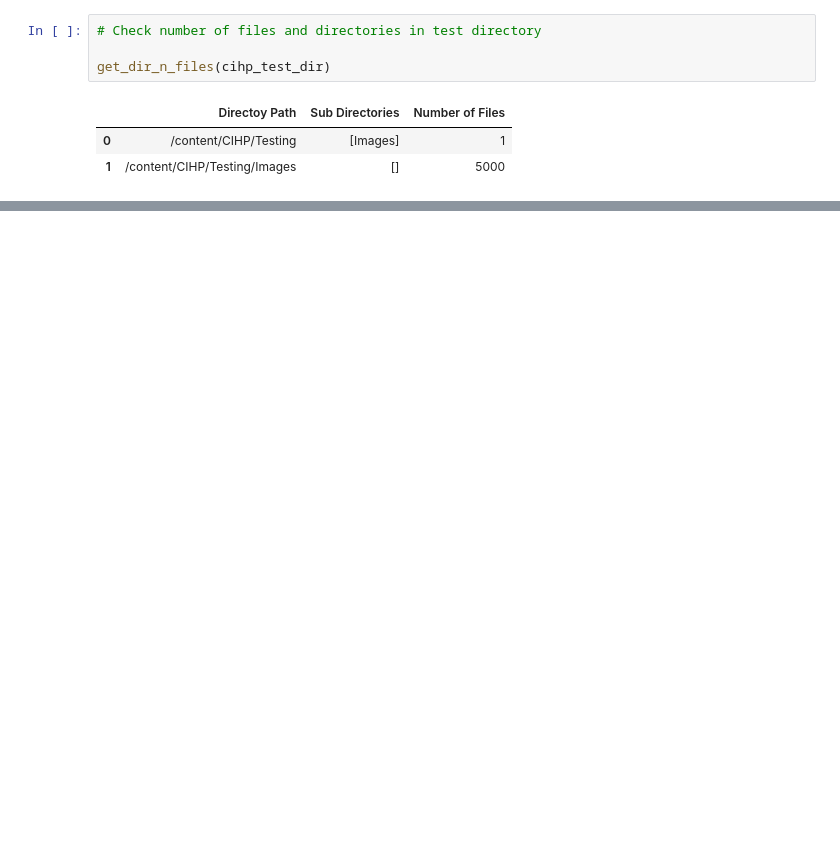
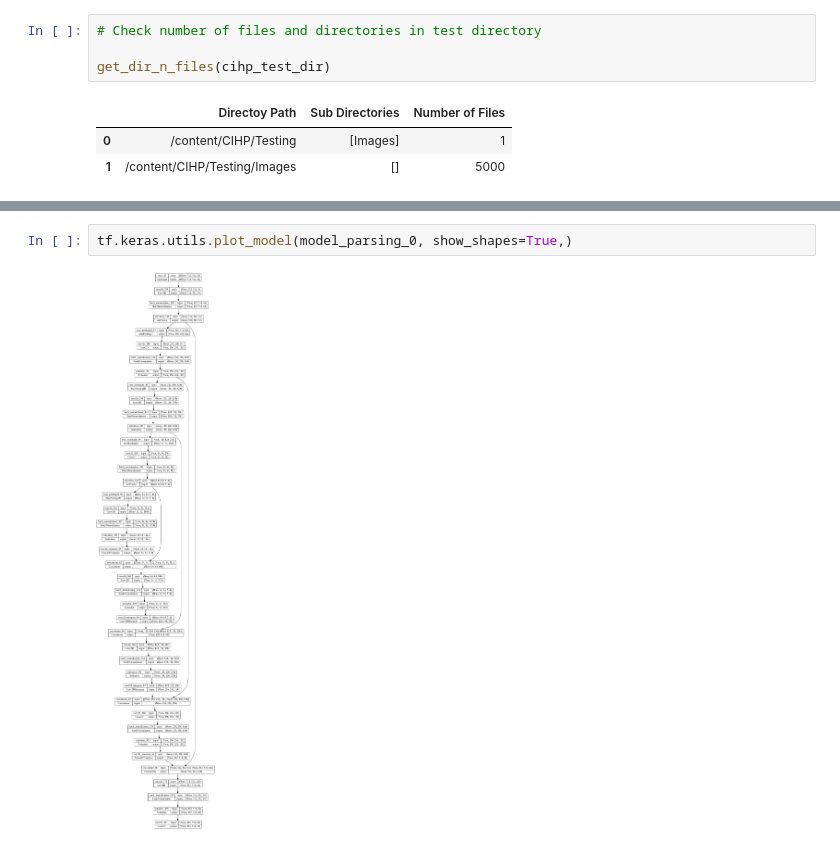
Before and after one commit to Junaidhassan99/FYP, a Jupyter notebook: fyp_01_junaid.ipynb, the cells around one changed output, grey strips where cells are left out. Drawn from its saved outputs; the diff is of its cells as text; blank space fills up the shorter version.

```diff
--- a/fyp_01_junaid.ipynb
+++ b/fyp_01_junaid.ipynb
@@ -532,0 +678,4 @@ visualize_cihp_dataset_imgs(cihp_validation_dir, n_samples=3, figsize=(24,10))
+# %%
+tf.keras.utils.plot_model(model_parsing_0, show_shapes=True,)
+# %% [output]
+[figure, added]
```
Also changed, not shown: parts of 23 cells of this notebook.
